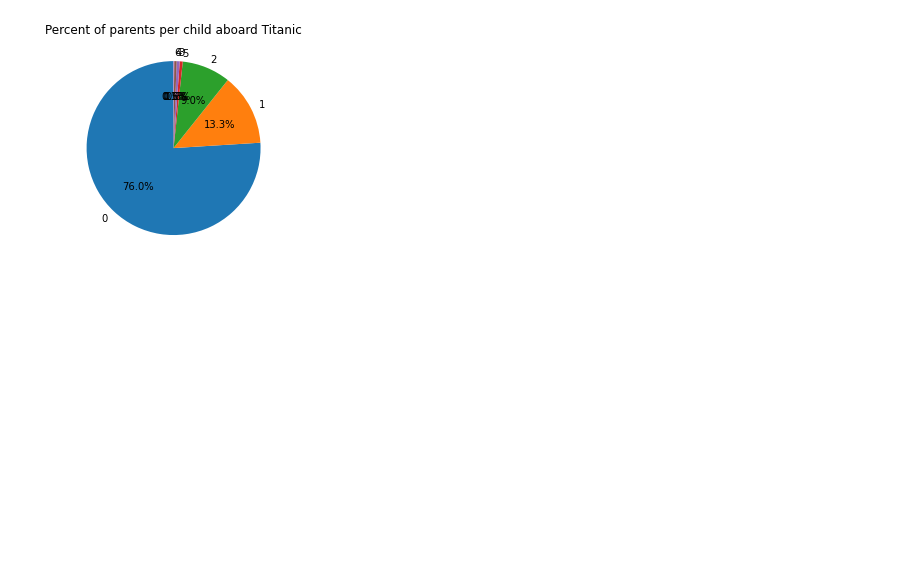
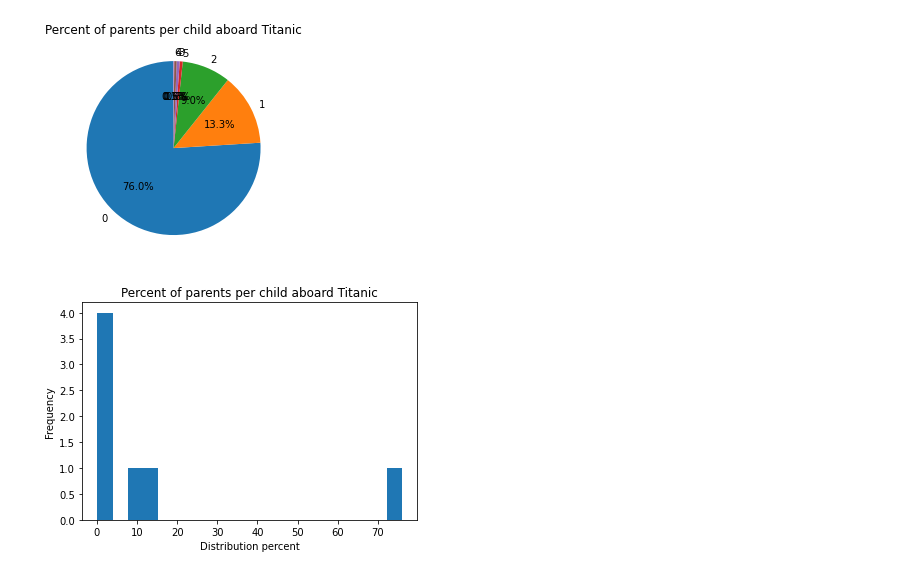
Before and after one commit to sengupta-arijit-rij/Machine-Learning, a Jupyter notebook: Sprint1_MG_Arijit_Sengupta.ipynb, the cells around one changed output. Cells and saved outputs as stored; diff of their text form; code cells hidden in the pictures; blank space fills up the shorter version.

```diff
--- a/Sprint1_MG_Arijit_Sengupta.ipynb
+++ b/Sprint1_MG_Arijit_Sengupta.ipynb
@@ -237,3 +239,14 @@ ax.set_title('Percent of parents per child aboard Titanic')
 plt.show()
 # %% [output]
 [figure]
+# %%
+fig, ax = plt.subplots()
+
+ax.hist(distribution_df_pct, bins=20)
+ax.set_xlabel('Distribution percent')
+ax.set_ylabel('Frequency')
+ax.set_title('Percent of parents per child aboard Titanic')
+
+plt.show()
+# %% [output]
+[figure, added]
```
Also changed, not shown: parts of 5 cells of this notebook.
